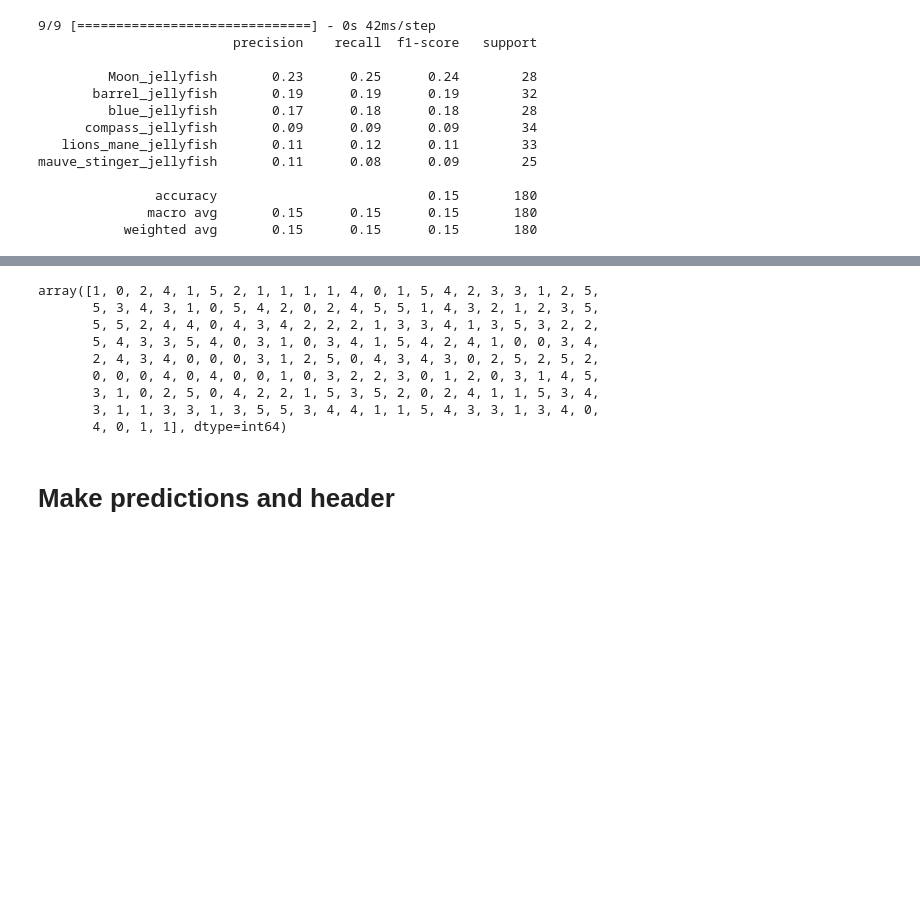
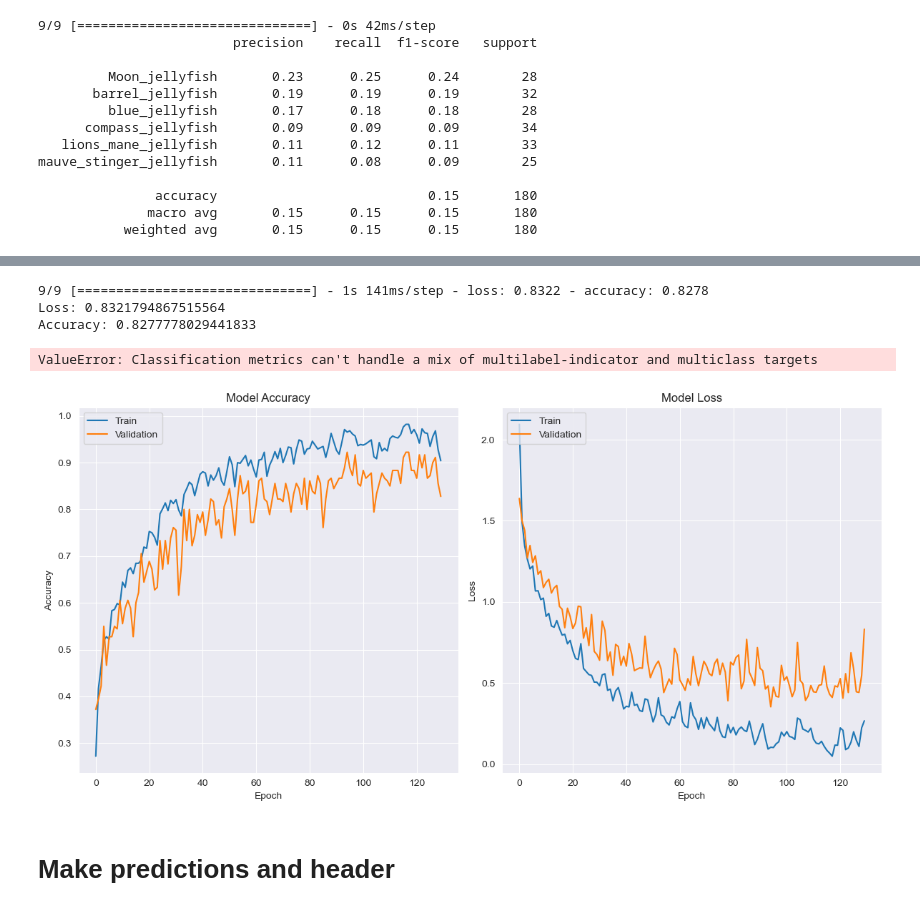
Before and after one commit to PeterOstr/kaggle, a Jupyter notebook: jellyfish_image_classification/jelly_image_class.ipynb, the cells around one changed output, grey strips where cells are left out. Saved outputs shown, nothing was run; the diff lists cells and outputs as text; code cells hidden in the pictures; blank space fills up the shorter version.

```diff
--- a/jellyfish_image_classification/jelly_image_class.ipynb
+++ b/jellyfish_image_classification/jelly_image_class.ipynb
@@ -508,16 +502,68 @@ mauve_stinger_jellyfish       0.11      0.08      0.09        25
 # %%
-true_classes = np.argmax(y_test, axis=1)
-true_classes
+# Оценка модели на валидационных данных
+evaluation = cnn_model.evaluate(val_generator)
+
+# Вывод метрик
+print(f"Loss: {evaluation[0]}")
+print(f"Accuracy: {evaluation[1]}")
 # %% [output]
-array([1, 0, 2, 4, 1, 5, 2, 1, 1, 1, 1, 4, 0, 1, 5, 4, 2, 3, 3, 1, 2, 5,
-       5, 3, 4, 3, 1, 0, 5, 4, 2, 0, 2, 4, 5, 5, 1, 4, 3, 2, 1, 2, 3, 5,
-       5, 5, 2, 4, 4, 0, 4, 3, 4, 2, 2, 2, 1, 3, 3, 4, 1, 3, 5, 3, 2, 2,
-       5, 4, 3, 3, 5, 4, 0, 3, 1, 0, 3, 4, 1, 5, 4, 2, 4, 1, 0, 0, 3, 4,
-       2, 4, 3, 4, 0, 0, 0, 3, 1, 2, 5, 0, 4, 3, 4, 3, 0, 2, 5, 2, 5, 2,
-       0, 0, 0, 4, 0, 4, 0, 0, 1, 0, 3, 2, 2, 3, 0, 1, 2, 0, 3, 1, 4, 5,
-       3, 1, 0, 2, 5, 0, 4, 2, 2, 1, 5, 3, 5, 2, 0, 2, 4, 1, 1, 5, 3, 4,
-       3, 1, 1, 3, 3, 1, 3, 5, 5, 3, 4, 4, 1, 1, 5, 4, 3, 3, 1, 3, 4, 0,
-       4, 0, 1, 1], dtype=int64)
+9/9 [==============================] - 1s 141ms/step - loss: 0.8322 - accuracy: 0.8278
+Loss: 0.8321794867515564
+Accuracy: 0.8277778029441833
+# %%
+
+from sklearn.metrics import multilabel_confusion_matrix
+
+# Расчет матрицы ошибок для каждого класса
+conf_matrices = multilabel_confusion_matrix(y_true, y_pred_labels)
+
+y_pred_probs = model.predict(X_test)
+y_pred_labels = np.argmax(y_pred_probs, axis=1)
+y_true = y_test
+
+conf_matrix = confusion_matrix(y_true, y_pred_labels)
+
+# Calculate class weights to account for imbalanced classes (optional)
+weights = class_weight.compute_sample_weight('balanced', y_true)
+
+# Normalize the confusion matrix
+conf_matrix_norm = conf_matrix.astype('float') / conf_matrix.sum(axis=1)[:, np.newaxis]
+
+# Get class names from your data
+classes = ["Class1", "Class2", "Class3", "Class4", "Class5", "Class6"]  # Replace with your actual class names
+
+# Create a heatmap
+plt.figure(figsize=(8, 6))
+sns.heatmap(conf_matrix_norm, annot=True, fmt=".2f", cmap="Blues", xticklabels=classes, yticklabels=classes)
+plt.title('Confusion Matrix')
+plt.xlabel('Predicted Label')
+plt.ylabel('True Label')
+plt.show()
+# %% [output]
+ValueError: Classification metrics can't handle a mix of multilabel-indicator and multiclass targets
+# %%
+plt.figure(figsize=(12, 6))
+plt.subplot(1, 2, 1)
+plt.plot(history.history['accuracy'])
+plt.plot(history.history['val_accuracy'])
+plt.title('Model Accuracy')
+plt.xlabel('Epoch')
+plt.ylabel('Accuracy')
+plt.legend(['Train', 'Validation'], loc='upper left')
+
+# Plot training & validation loss values
+plt.subplot(1, 2, 2)
+plt.plot(history.history['loss'])
+plt.plot(history.history['val_loss'])
+plt.title('Model Loss')
+plt.xlabel('Epoch')
+plt.ylabel('Loss')
+plt.legend(['Train', 'Validation'], loc='upper left')
+
+plt.tight_layout()
+plt.show()
+# %% [output]
+[figure, added]
 # %% [markdown]
 # Make predictions and header
 # %%
```
Also changed, not shown: parts of 7 cells of this notebook.
